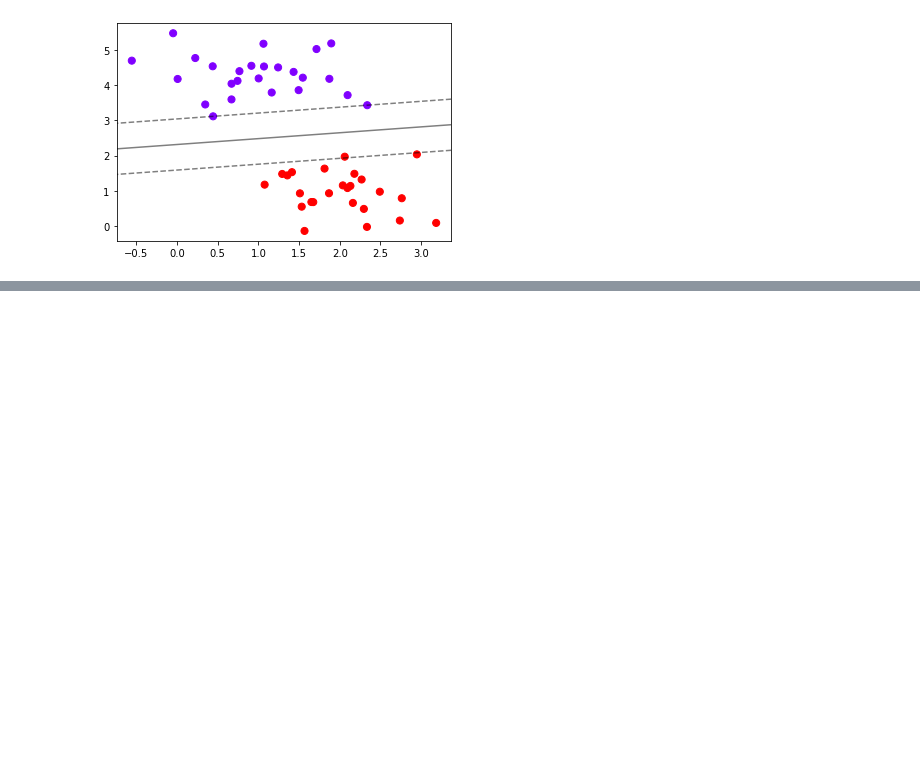
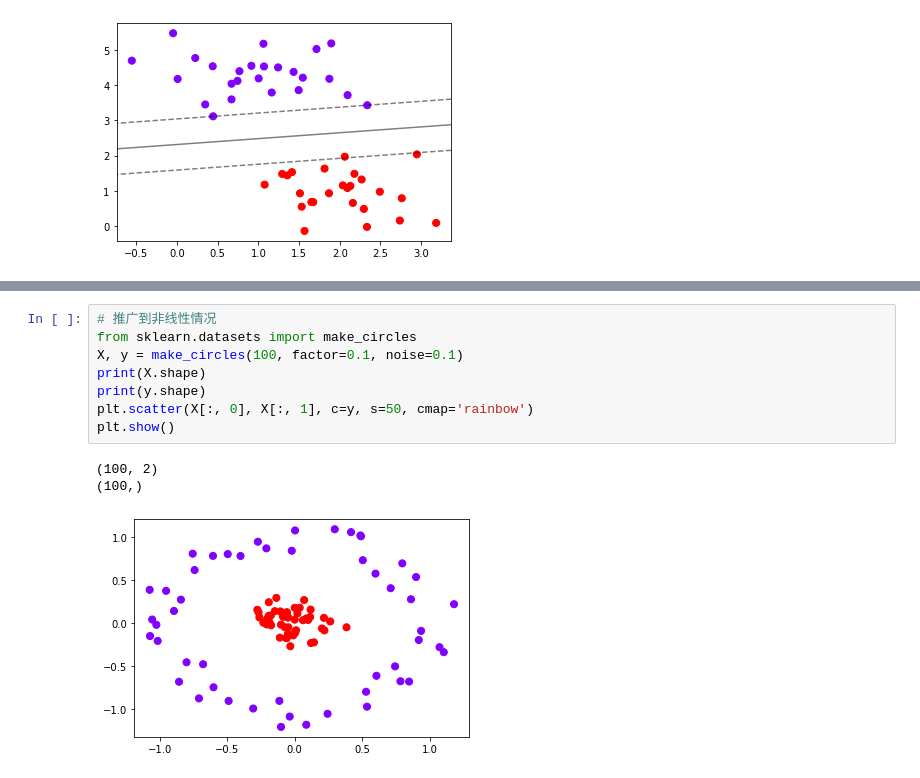
Before and after one commit to GzpTez0514/-sklearn, a Jupyter notebook: 机器学习_支持向量机01.ipynb, the cells around one changed output, grey strips where cells are left out. Saved outputs shown, nothing was run; the diff lists cells and outputs as text; blank space fills up the shorter version.

```diff
--- a/机器学习_支持向量机01.ipynb
+++ b/机器学习_支持向量机01.ipynb
@@ -106,0 +129,12 @@ ax.set_ylim(ylim)
+# %%
+# 推广到非线性情况
+from sklearn.datasets import make_circles
+X, y = make_circles(100, factor=0.1, noise=0.1)
+print(X.shape)
+print(y.shape)
+plt.scatter(X[:, 0], X[:, 1], c=y, s=50, cmap='rainbow')
+plt.show()
+# %% [output]
+(100, 2)
+(100,)
+[figure, added]
```
Also changed, not shown: parts of 6 cells of this notebook.
